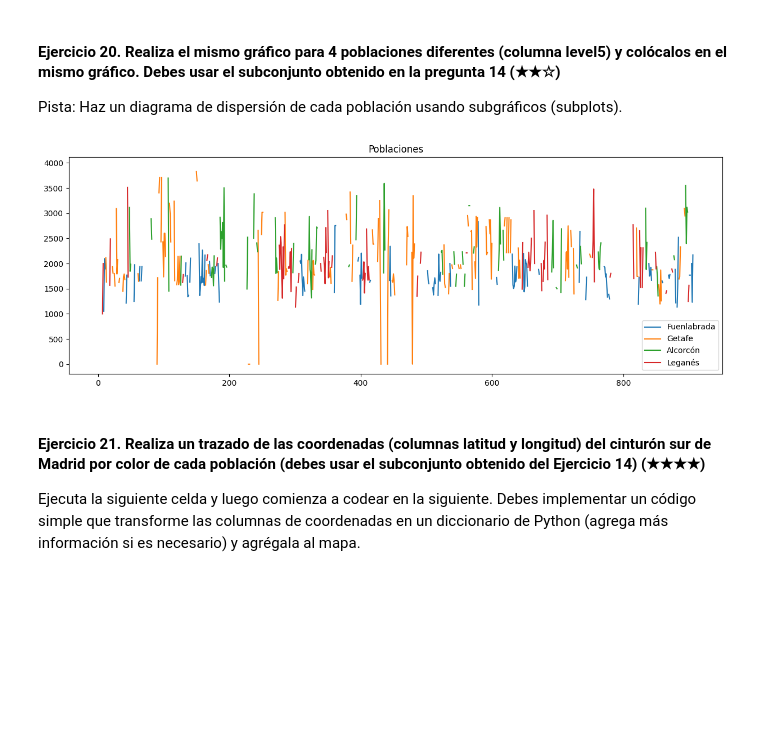
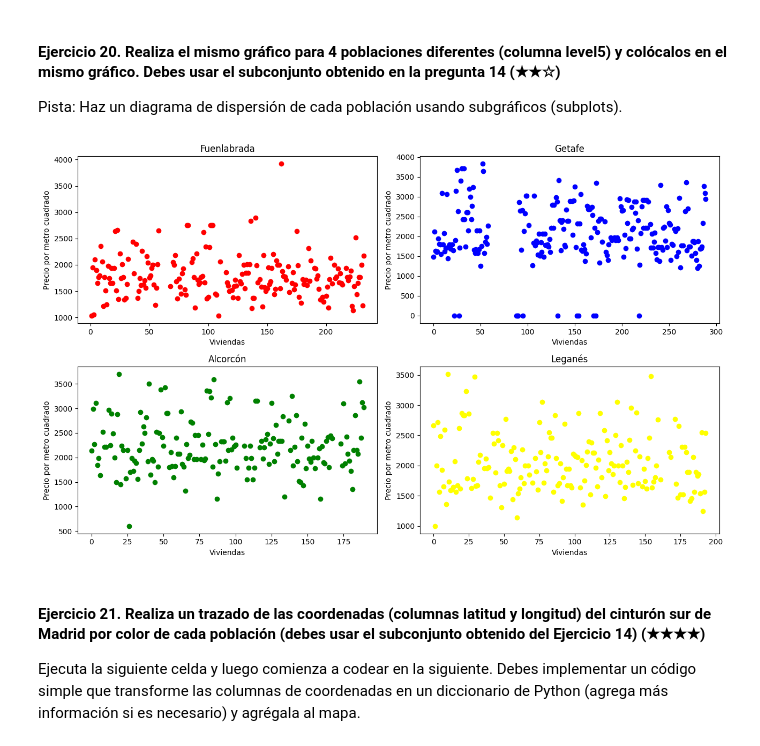
Before and after one commit to Sonmi-451-83/realestate-datacleanup-exercise, a Jupyter notebook: project.es.ipynb, the cells around one changed output. Drawn from its saved outputs; the diff is of its cells as text; code cells hidden in the pictures; blank space fills up the shorter version.

```diff
--- a/project.es.ipynb
+++ b/project.es.ipynb
@@ -13,9 +13,12 @@ Empecemos precisamente con esa pregunta... ¡Buena suerte!
 # %%
 import pandas as pd
 import numpy as np
+import matplotlib.pyplot as plt
 
 # Este archivo CSV contiene puntos y comas en lugar de comas como separadores
 ds = pd.read_csv('assets/real_estate.csv', sep=';')
+ds["latitude"] = ds["latitude"].str.replace(",",".").astype(float)
+ds["longitude"] = ds["longitude"].str.replace(",",".").astype(float)
 ds
 # %% [output]
 |  | Unnamed: 0 | id_realEstates | isNew | realEstate_name | phone_realEstate | url_inmueble | rooms | ... |
@@ -444,36 +435,43 @@ El precio medio por metro cuadrado es mayor en Alcorcón que en Getafe, sin emba
 #### Ejercicio 20. Realiza el mismo gráfico para 4 poblaciones diferentes (columna level5) y colócalos en el mismo gráfico. Debes usar el subconjunto obtenido en la pregunta 14 (★★☆)
 Pista: Haz un diagrama de dispersión de cada población usando subgráficos (subplots).
 # %%
-fuen = ds3["pps"].where(ds3["level5"] == "Fuenlabrada")
-#print(normalized_ds_fuen)
+fuen = ds3["pps"][ds3["level5"] == "Fuenlabrada"]
+geta = ds3["pps"][ds3["level5"] == "Getafe"]
+alcor = ds3["pps"][ds3["level5"] == "Alcorcón"]
+lega = ds3["pps"][ds3["level5"] == "Leganés"]
 
-geta = ds3["pps"].where(ds3["level5"] == "Getafe")
-#print(normalized_ds_fuen)
+Xf = np.arange(0,fuen.size,1)
+Xg = np.arange(0,geta.size,1)
+Xa = np.arange(0,alcor.size,1)
+Xl = np.arange(0,lega.size,1)
 
-alcor = ds3["pps"].where(ds3["level5"] == "Alcorcón")
-#print(normalized_ds_fuen)
+fig, ax = plt.subplots(2, 2, figsize=(13,8))
 
-lega = ds3["pps"].where(ds3["level5"] == "Leganés")
-#print(normalized_ds_fuen)
+ax[0,0].scatter(Xf, fuen,color='red')
+ax[0,0].set_title('Fuenlabrada')
+ax[0,0].set_xlabel('Viviendas')
+ax[0,0].set_ylabel('Precio por metro cuadrado')
 
-X = np.arange(0,ds3["pps"].size,1)
+ax[0,1].scatter(Xg, geta,color='blue')
+ax[0,1].set_title('Getafe')
+ax[0,1].set_xlabel('Viviendas')
+ax[0,1].set_ylabel('Precio por metro cuadrado')
 
-plt.figure(figsize = (15, 5))
+ax[1,0].scatter(Xa, alcor,color='green')
+ax[1,0].set_title('Alcorcón')
+ax[1,0].set_xlabel('Viviendas')
+ax[1,0].set_ylabel('Precio por metro cuadrado')
 
-#X = np.linspace(0, ds3["pps"].size,ds3["pps"].size)
-#plt.figure(figsize = (d#s3["pps"].size, ds3["pps"].max))
+ax[1,1].scatter(Xl, lega,color='yellow')
+ax[1,1].set_title('Leganés')
+ax[1,1].set_xlabel('Viviendas')
+ax[1,1].set_ylabel('Precio por metro cuadrado')
 
 
-plt.plot(X, fuen, label = "Fuenlabrada")
-plt.plot(X, geta, label = "Getafe")
-plt.plot(X, alcor, label = "Alcorcón")
-plt.plot(X, lega, label = "Leganés")
-
-plt.title("Poblaciones")
-plt.legend()
+plt.tight_layout()
 plt.show()
 # %% [output]
-[figure, old version]
+[figure, new version]
 # %% [markdown]
 #### Ejercicio 21. Realiza un trazado de las coordenadas (columnas latitud y longitud) del cinturón sur de Madrid por color de cada población (debes usar el subconjunto obtenido del Ejercicio 14) (★★★★)
 
```
Also changed, not shown: parts of 13 cells of this notebook.
